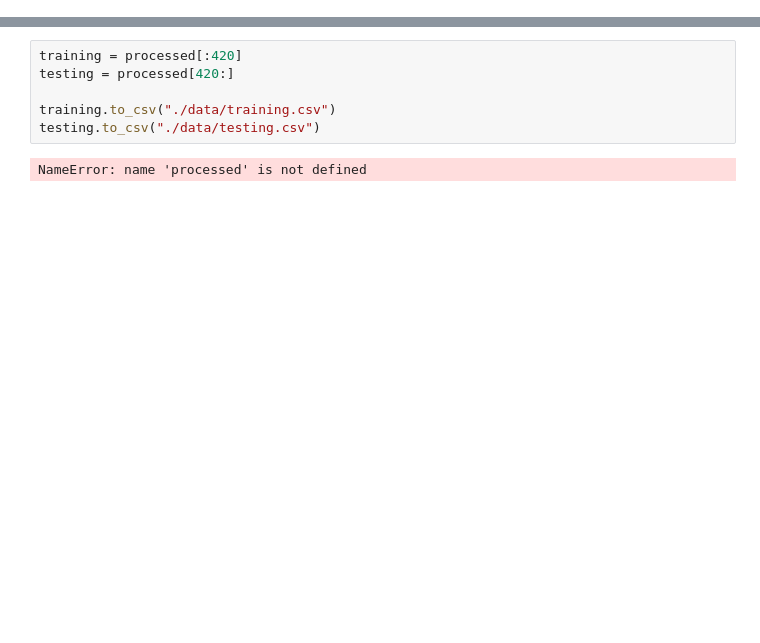
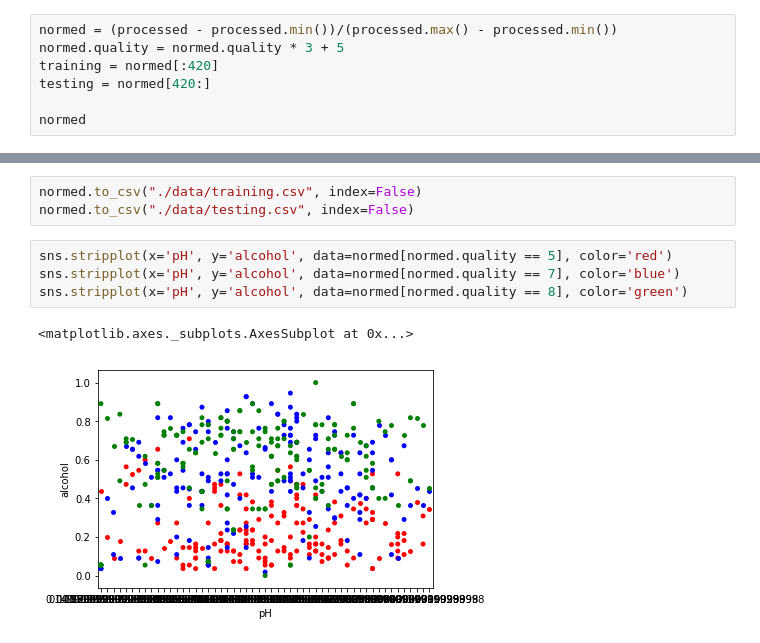
Before and after one commit to ReckoningReckoner/Neural-Networks-and-Genetic-Algorithms, a Jupyter notebook: Backpropagation/Backpropagation/preprocessing.ipynb, the cells around one changed output, grey strips where cells are left out. Saved outputs shown, nothing was run; the diff lists cells and outputs as text; blank space fills up the shorter version.

```diff
--- a/Backpropagation/Backpropagation/preprocessing.ipynb
+++ b/Backpropagation/Backpropagation/preprocessing.ipynb
@@ -70,0 +86,7 @@ processed
+# %%
+normed = (processed - processed.min())/(processed.max() - processed.min())
+normed.quality = normed.quality * 3 + 5
+training = normed[:420]
+testing = normed[420:]
+
+normed
@@ -71,8 +112,10 @@ processed
 # %%
-training = processed[:420]
-testing = processed[420:]
-
-training.to_csv("./data/training.csv")
-testing.to_csv("./data/testing.csv")
+normed.to_csv("./data/training.csv", index=False)
+normed.to_csv("./data/testing.csv", index=False)
-# %% [output]
-NameError: name 'processed' is not defined
+# %%
+sns.stripplot(x='pH', y='alcohol', data=normed[normed.quality == 5], color='red')
+sns.stripplot(x='pH', y='alcohol', data=normed[normed.quality == 7], color='blue')
+sns.stripplot(x='pH', y='alcohol', data=normed[normed.quality == 8], color='green')
+# %% [output]
+<matplotlib.axes._subplots.AxesSubplot at 0x...>
+[figure, added]
```
Also changed, not shown: parts of 7 cells of this notebook, 12 other files.
